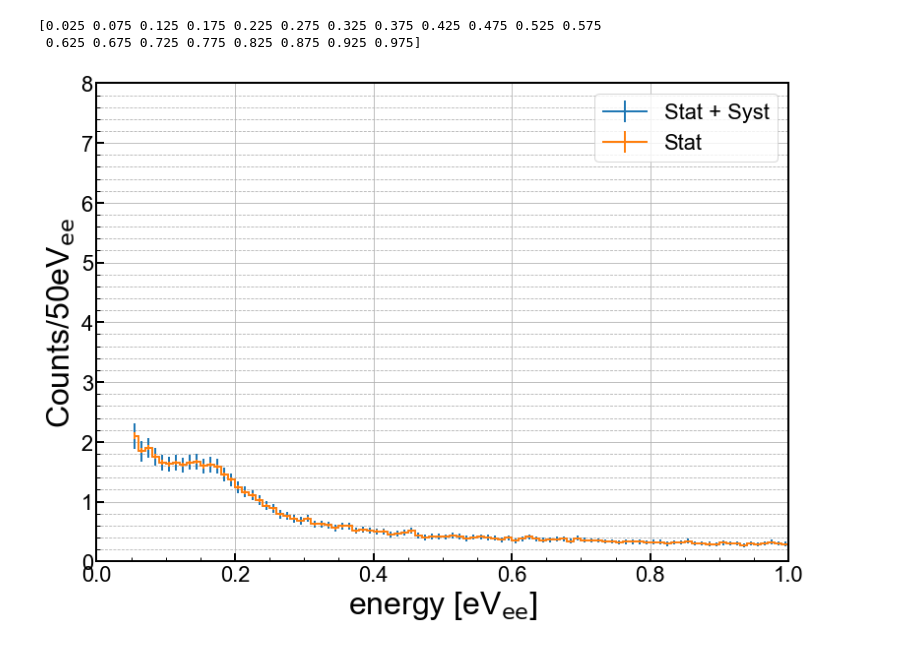
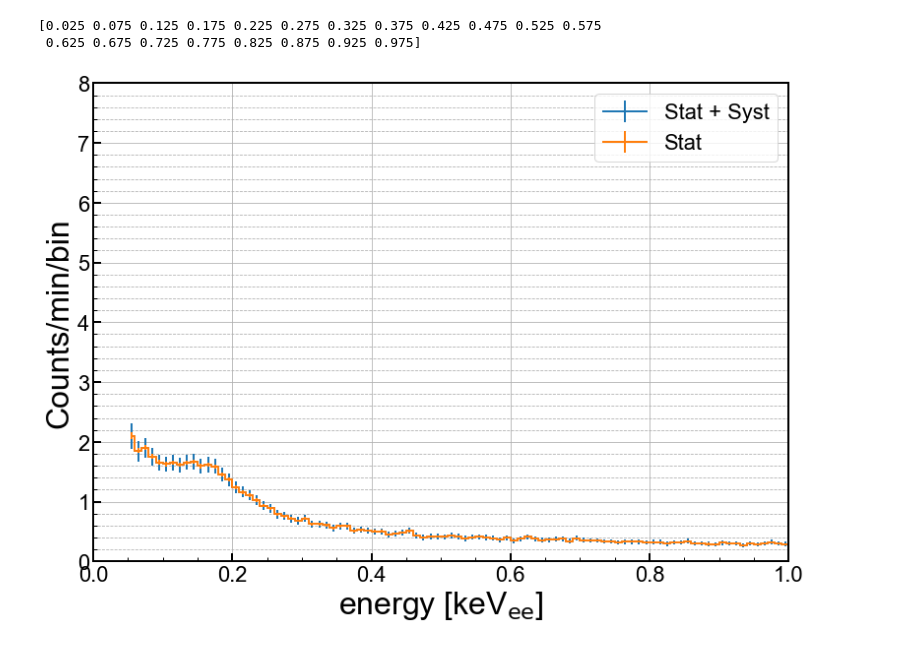
Before and after one commit to villano-lab/thermal-flux_paper2023, a Jupyter notebook: DAMIC/preliminary_plots.ipynb, the cells around one changed output. Saved outputs shown, nothing was run; the diff lists cells and outputs as text; code cells hidden in the pictures.

```diff
--- a/DAMIC/preliminary_plots.ipynb
+++ b/DAMIC/preliminary_plots.ipynb
@@ -153,33 +153,33 @@ ax1 = axes
 #                ecolor='k', marker='o',markersize=8,color='k', linestyle='none',label='Measured',zorder=5,linewidth=3)
 
 
 line_r_syst=ax1.errorbar(Ebins_ctr[cthresh]/1000,60*r_syst2[cthresh],yerr=(60*dr_syst2[::-1])[:,cthresh],drawstyle = 'steps-mid', linewidth=2, label='Stat + Syst')
 line_r_stat=ax1.errorbar(Ebins_ctr[cthresh]/1000,60*r_stat[cthresh],yerr=60*dr_stat[::-1][:,cthresh],drawstyle = 'steps-mid', linewidth=2, label='Stat')
 
 ymin = 0
 ymax = 8
 
 blue = '#118DFA'
 
 
 
 ax1.set_yscale('linear')
 #ax1.set_yscale('log')
 ax1.set_xlim(0.0, 1)
 ax1.set_ylim(ymin,ymax)
-ax1.set_xlabel(r'energy [eV$_{\mathrm{ee}}$]')
-ax1.set_ylabel('Counts/50eV$_{\mathrm{ee}}$')
+ax1.set_xlabel(r'energy [keV$_{\mathrm{ee}}$]')
+ax1.set_ylabel('Counts/min/bin')
 ax1.grid(True)
 ax1.yaxis.grid(True,which='minor',linestyle='--')
 ax1.legend(loc=1,prop={'size':22})
 #ax1.legend(bbox_to_anchor=(1.04,1),borderaxespad=0,prop={'size':22})
 
 for axis in ['top','bottom','left','right']:
   ax1.spines[axis].set_linewidth(2)
 
 plt.tight_layout()
 #plt.savefig('paper_figures/hist.eps')
 #plt.savefig('paper_figures/hist.pdf')
 plt.show()
 # %% [output]
-[figure, old version]
+[figure, new version]
```
